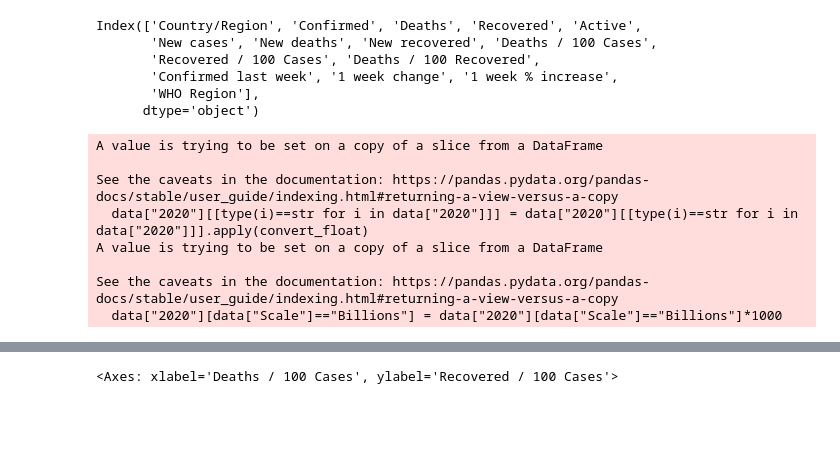
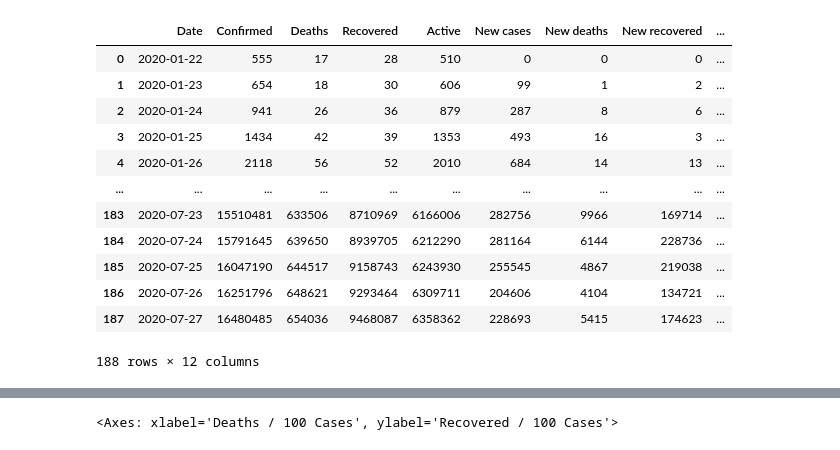
Before and after one commit to HGmin1159/bios-611-project, a Jupyter notebook: python/eda.ipynb, the cells around one changed output, grey strips where cells are left out. Drawn from its saved outputs; the diff is of its cells as text; code cells hidden in the pictures; blank space fills up the shorter version.

```diff
--- a/python/eda.ipynb
+++ b/python/eda.ipynb
@@ -8,54 +6,16 @@ data_country = pd.read_csv("../data/country_wise_latest.csv")
-# %%
-data_country.columns
-# %% [output]
-Index(['Country/Region', 'Confirmed', 'Deaths', 'Recovered', 'Active',
-       'New cases', 'New deaths', 'New recovered', 'Deaths / 100 Cases',
-       'Recovered / 100 Cases', 'Deaths / 100 Recovered',
-       'Confirmed last week', '1 week change', '1 week % increase',
-       'WHO Region'],
-      dtype='object')
-# %%
-data = pd.read_csv("../data/WEO_Data.csv")
-def convert_float(x) :
-    try :
-        return(float(x.replace(",","")))
-    except :
-        return(x)
-
-data["2020"][[type(i)==str for i in data["2020"]]] = data["2020"][[type(i)==str for i in data["2020"]]].apply(convert_float)
-data["2020"][data["Scale"]=="Billions"] = data["2020"][data["Scale"]=="Billions"]*1000
-
-refined_data = pd.DataFrame()
-
-refined_data["Country"] = data["Country"].unique()
-refined_data = pd.merge(refined_data,data[["Country","2020"]][data["Subject Descriptor"]=="Gross domestic product, current prices"],on="Country")
-refined_data = pd.merge(refined_data,data[["Country","2020"]][data["Subject Descriptor"]=="Gross domestic product, constant prices"],on="Country")
-refined_data = pd.merge(refined_data,data[["Country","2020"]][data["Subject Descriptor"]=="Gross domestic product per capita, current prices"],on="Country")
-refined_data.columns = ["Country","GDP","GDPchange","GDPperCapita"]
-refined_data = pd.merge(refined_data,data[["Country","2020"]][data["Subject Descriptor"]=="Inflation, average consumer prices"],on="Country")
-refined_data = pd.merge(refined_data,data[["Country","2020"]][data["Subject Descriptor"]=="Volume of imports of goods and services"],on="Country")
-refined_data = pd.merge(refined_data,data[["Country","2020"]][data["Subject Descriptor"]=="Volume of exports of goods and services"],on="Country")
-refined_data.columns = ["Country","GDP","GDPchange","GDPperCapita","Inflation","Import","Export"]
-refined_data = pd.merge(refined_data,data[["Country","2020"]][data["Subject Descriptor"]=="Population"],on="Country")
-refined_data.columns = ["Country","GDP","GDPchange","GDPperCapita","Inflation","Import","Export","Population"]
-
-
-data_country = pd.read_csv("../data/country_wise_latest.csv")
-data_country.columns = ['Country/Region', 'Confirmed', 'Deaths', 'Recovered', 'Active',
-       'New cases', 'New deaths', 'New recovered', 'Deathsper100Cases',
-       'Recoveredper100Cases', 'Deathsper100Recovered',
-       'Confirmed last week', '1 week change', '1 week_increase',
-       'WHO Region']
-
-data = pd.merge(refined_data,data_country,left_on="Country",right_on="Country/Region")
-
-data.to_csv("../data/contrywise_economicdata.csv")
-# %% [output]
-A value is trying to be set on a copy of a slice from a DataFrame
-
-See the caveats in the documentation: https://pandas.pydata.org/pandas-docs/stable/user_guide/indexing.html#returning-a-view-versus-a-copy
-  data["2020"][[type(i)==str for i in data["2020"]]] = data["2020"][[type(i)==str for i in data["2020"]]].apply(convert_float)
-A value is trying to be set on a copy of a slice from a DataFrame
-
-See the caveats in the documentation: https://pandas.pydata.org/pandas-docs/stable/user_guide/indexing.html#returning-a-view-versus-a-copy
-  data["2020"][data["Scale"]=="Billions"] = data["2020"][data["Scale"]=="Billions"]*1000
+# %%
+data
+# %% [output]
+|  | Date | Confirmed | Deaths | Recovered | Active | New cases | New deaths | New recovered | ... |
+| 0 | 2020-01-22 | 555 | 17 | 28 | 510 | 0 | 0 | 0 | ... |
+| 1 | 2020-01-23 | 654 | 18 | 30 | 606 | 99 | 1 | 2 | ... |
+| 2 | 2020-01-24 | 941 | 26 | 36 | 879 | 287 | 8 | 6 | ... |
+| 3 | 2020-01-25 | 1434 | 42 | 39 | 1353 | 493 | 16 | 3 | ... |
+| 4 | 2020-01-26 | 2118 | 56 | 52 | 2010 | 684 | 14 | 13 | ... |
+| ... | ... | ... | ... | ... | ... | ... | ... | ... | ... |
+| 183 | 2020-07-23 | 15510481 | 633506 | 8710969 | 6166006 | 282756 | 9966 | 169714 | ... |
+| 184 | 2020-07-24 | 15791645 | 639650 | 8939705 | 6212290 | 281164 | 6144 | 228736 | ... |
+| 185 | 2020-07-25 | 16047190 | 644517 | 9158743 | 6243930 | 255545 | 4867 | 219038 | ... |
+| 186 | 2020-07-26 | 16251796 | 648621 | 9293464 | 6309711 | 204606 | 4104 | 134721 | ... |
+| 187 | 2020-07-27 | 16480485 | 654036 | 9468087 | 6358362 | 228693 | 5415 | 174623 | ... |
+188 rows × 12 columns
```
Also changed, not shown: parts of 2 cells of this notebook, 16 other files.
